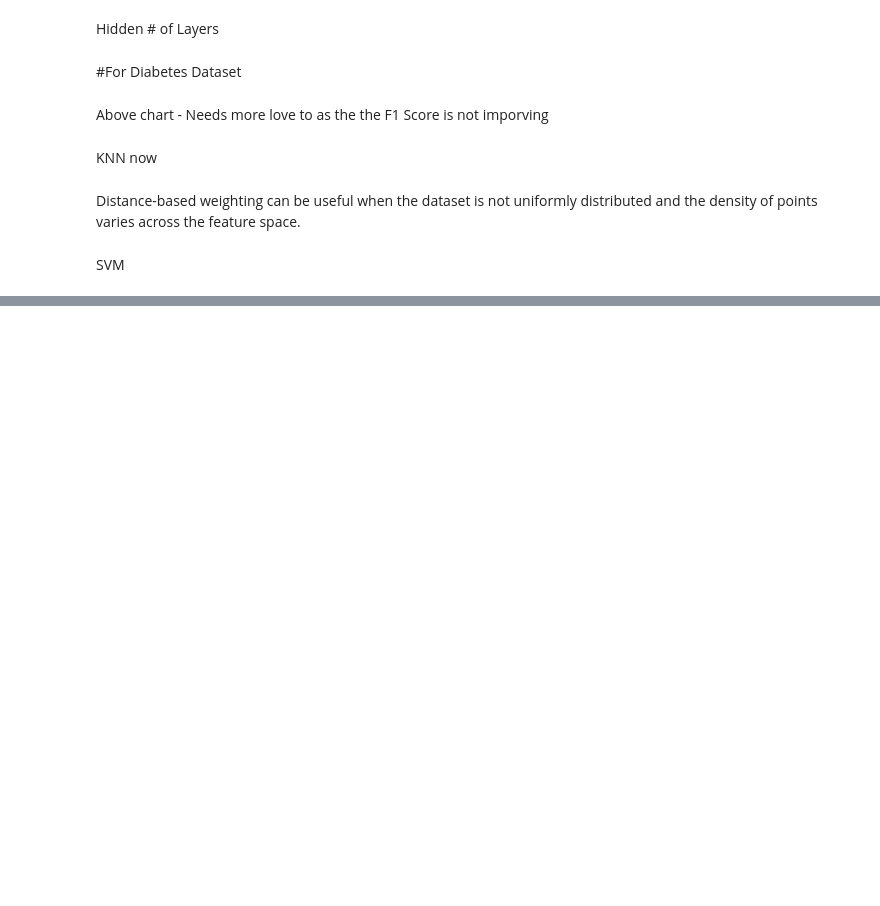
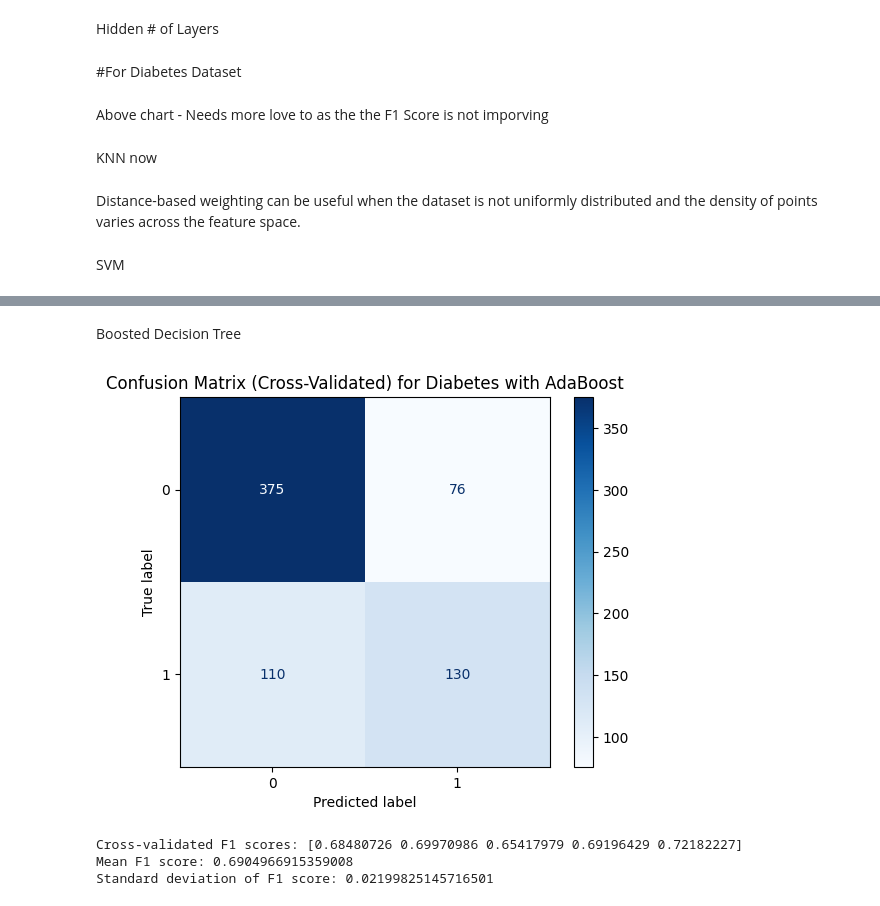
Before and after one commit to ankitrahejagatech/7641HW1, a Jupyter notebook: HW1Final.ipynb, the cells around one changed output, grey strips where cells are left out. Cells and saved outputs as stored; diff of their text form; code cells hidden in the pictures; blank space fills up the shorter version.

```diff
--- a/HW1Final.ipynb
+++ b/HW1Final.ipynb
@@ -2029,0 +2057,41 @@ plt.show()
+# %% [markdown]
+Boosted Decision Tree
+# %%
+from sklearn.ensemble import AdaBoostClassifier
+from sklearn.tree import DecisionTreeClassifier
+from sklearn.model_selection import train_test_split, cross_val_predict, cross_val_score
+from sklearn.metrics import make_scorer, f1_score, confusion_matrix, ConfusionMatrixDisplay
+import matplotlib.pyplot as plt
+
+# Initialize the base estimator and the AdaBoostClassifier
+base_estimator = DecisionTreeClassifier(max_depth=1)  # You can set the depth of the base decision tree
+ada_boost = AdaBoostClassifier(estimator=base_estimator, n_estimators=50, random_state=25)
+
+# Split the data into training and test sets
+X_train, X_test, y_train, y_test = train_test_split(cX, cY, test_size=0.10, random_state=25)
+
+# Perform cross-validation and get predictions
+cv_predictions = cross_val_predict(ada_boost, X_train, y_train, cv=5)
+
+# Calculate F1 scores using cross-validation
+f1_scorer = make_scorer(f1_score, average='macro')
+cv_scores = cross_val_score(ada_boost, X_train, y_train, cv=5, scoring=f1_scorer)
+
+# Calculate the confusion matrix
+cm = confusion_matrix(y_train, cv_predictions)
+
+# Display the confusion matrix
+disp = ConfusionMatrixDisplay(confusion_matrix=cm)
+disp.plot(cmap=plt.cm.Blues)
+plt.title("Confusion Matrix (Cross-Validated) for Diabetes with AdaBoost")
+plt.show()
+
+# Print the cross-validated F1 scores
+print(f"Cross-validated F1 scores: {cv_scores}")
+print(f"Mean F1 score: {cv_scores.mean()}")
+print(f"Standard deviation of F1 score: {cv_scores.std()}")
+# %% [output]
+[figure, added]
+Cross-validated F1 scores: [0.68480726 0.69970986 0.65417979 0.69196429 0.72182227]
+Mean F1 score: 0.6904966915359008
+Standard deviation of F1 score: 0.02199825145716501
```
Also changed, not shown: parts of 16 cells of this notebook.
